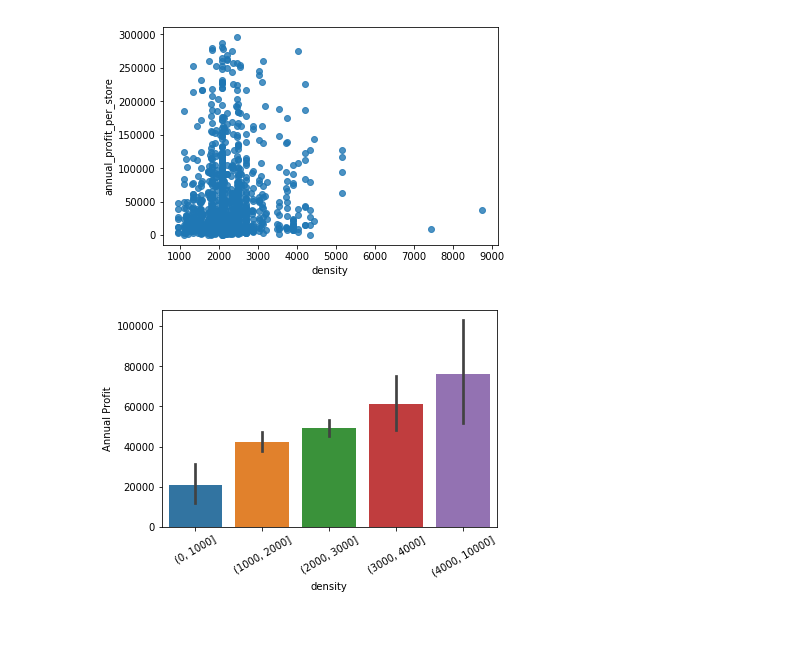
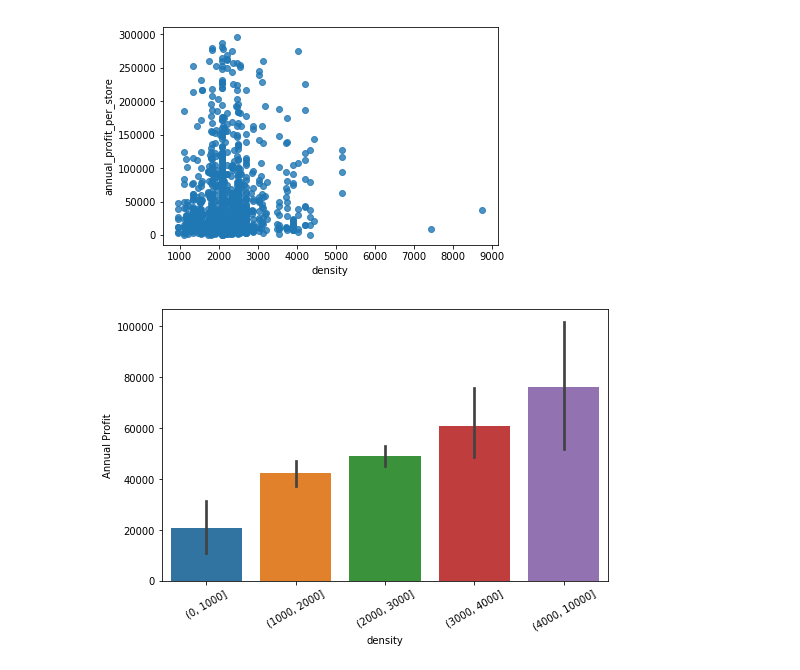
Before and after one commit to austinlasseter/Iowa_Liquor, a Jupyter notebook: code/3 - Exploratory Data Analysis.ipynb, the cells around one changed output. Saved outputs shown, nothing was run; the diff lists cells and outputs as text; code cells hidden in the pictures; blank space fills up the shorter version.

```diff
--- a/code/3 - Exploratory Data Analysis.ipynb
+++ b/code/3 - Exploratory Data Analysis.ipynb
@@ -259,14 +296,19 @@ sns.regplot(x=stores['density'], y=stores['annual_profit_per_store'], fit_reg=Fa
 bins = [0, 1000, 2000, 3000, 4000,  10000]
 stores['density_bins'] = pd.cut(stores['density'], bins)
 # %%
-# This is GREAT!!!
+# Set figure size
+fig = plt.figure(figsize=(8,5))
+
+# get the axis
+ax = fig.gca()
+
 ax = sns.barplot(x=stores['density_bins'], y=stores['annual_profit_per_store'])
 ax.set(xlabel='density', ylabel='Annual Profit')
 labels = ax.get_xticklabels() # get x labels
 ax.set_xticklabels(labels, rotation=30)
 plt.show()
 # %% [output]
-[figure, old version]
+[figure, new version]
 # %%
 # Save your work to a csv
 stores.to_csv('/Users/austinlasseter/DSI-EC-2/projects/datasets/stores_postEDA.csv')
```
Also changed, not shown: parts of 12 cells of this notebook, 3 other files.
